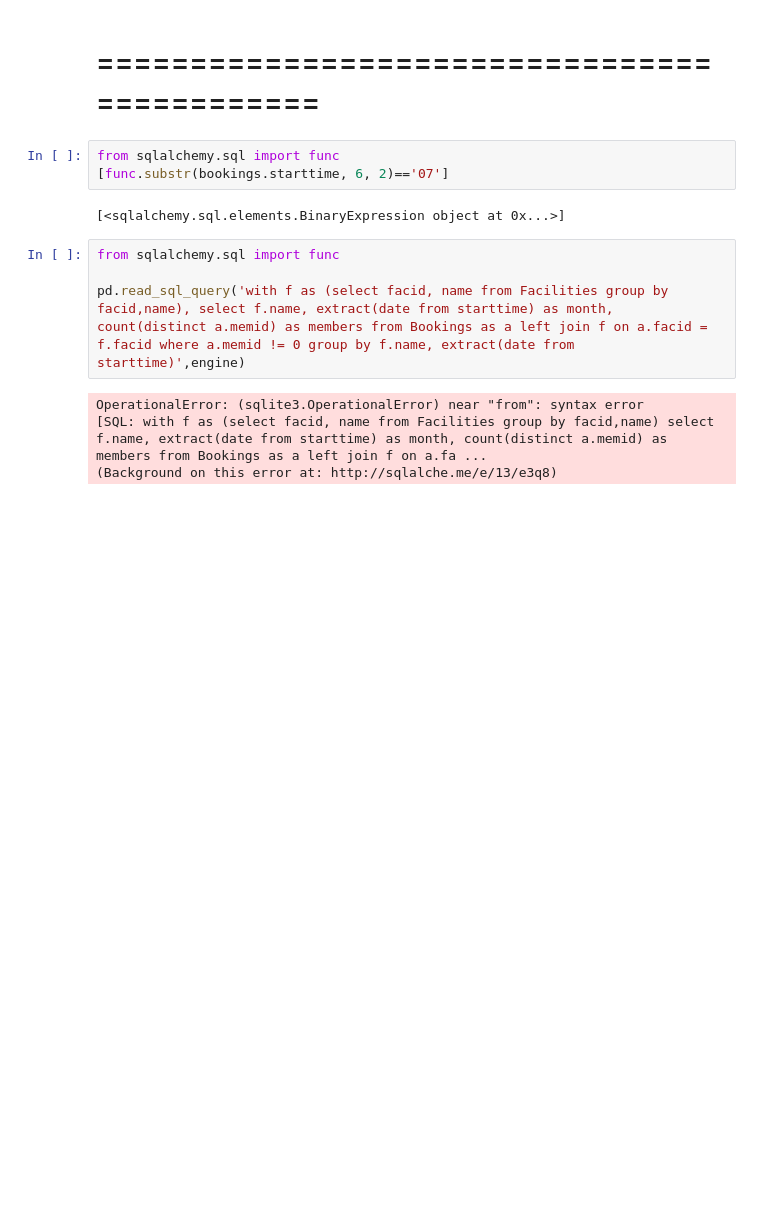
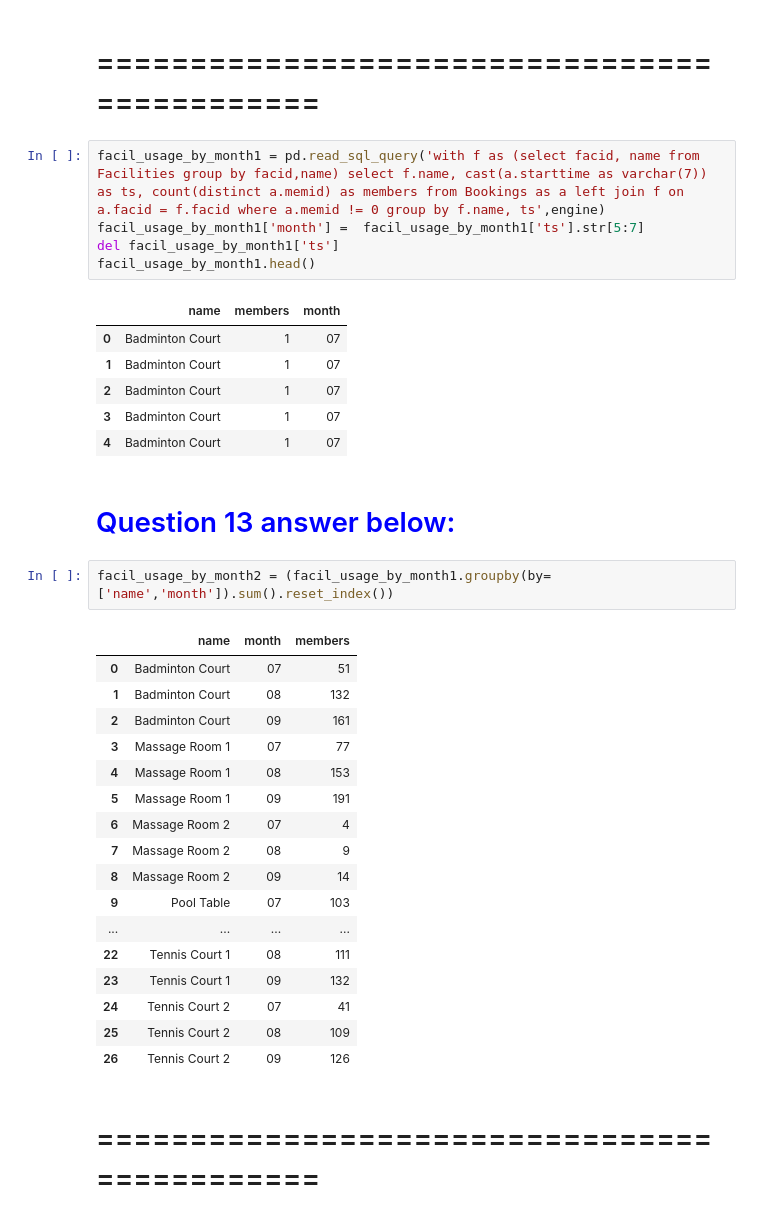
Before and after one commit to ellerybledsoe/Springboard, a Jupyter notebook: SQL_Case Study_Country Club.ipynb, the cells around one changed output. Cells and saved outputs as stored; diff of their text form; blank space fills up the shorter version.

```diff
--- a/SQL_Case Study_Country Club.ipynb
+++ b/SQL_Case Study_Country Club.ipynb
@@ -150,16 +143,40 @@ facil_usage_by_members
 # %% [markdown]
 =============================================
 =============================================
-# %%
-from sqlalchemy.sql import func
-[func.substr(bookings.starttime, 6, 2)=='07']
-# %% [output]
-[<sqlalchemy.sql.elements.BinaryExpression object at 0x...>]
 # %%
-from sqlalchemy.sql import func
-
-pd.read_sql_query('with f as (select facid, name from Facilities group by facid,name), select f.name, extract(date from starttime) as month, count(distinct a.memid) as members from Bookings as a left join f on a.facid = f.facid where a.memid != 0 group by f.name, extract(date from starttime)',engine)
+facil_usage_by_month1 = pd.read_sql_query('with f as (select facid, name from Facilities group by facid,name) select f.name, cast(a.starttime as varchar(7)) as ts, count(distinct a.memid) as members from Bookings as a left join f on a.facid = f.facid where a.memid != 0 group by f.name, ts',engine)
+facil_usage_by_month1['month'] =  facil_usage_by_month1['ts'].str[5:7]
+del facil_usage_by_month1['ts']
+facil_usage_by_month1.head()
 # %% [output]
-OperationalError: (sqlite3.OperationalError) near "from": syntax error
-[SQL: with f as (select facid, name from Facilities group by facid,name) select f.name, extract(date from starttime) as month, count(distinct a.memid) as members from Bookings as a left join f on a.fa ...
-(Background on this error at: http://sqlalche.me/e/13/e3q8)
+|  | name | members | month |
+| 0 | Badminton Court | 1 | 07 |
+| 1 | Badminton Court | 1 | 07 |
+| 2 | Badminton Court | 1 | 07 |
+| 3 | Badminton Court | 1 | 07 |
+| 4 | Badminton Court | 1 | 07 |
+# %% [markdown]
+# <font color = 'blue'> Question 13 answer below:</font>
+# %%
+facil_usage_by_month2 = (facil_usage_by_month1.groupby(by=['name','month']).sum().reset_index())
+# %% [output]
+|  | name | month | members |
+| 0 | Badminton Court | 07 | 51 |
+| 1 | Badminton Court | 08 | 132 |
+| 2 | Badminton Court | 09 | 161 |
+| 3 | Massage Room 1 | 07 | 77 |
+| 4 | Massage Room 1 | 08 | 153 |
+| 5 | Massage Room 1 | 09 | 191 |
+| 6 | Massage Room 2 | 07 | 4 |
+| 7 | Massage Room 2 | 08 | 9 |
+| 8 | Massage Room 2 | 09 | 14 |
+| 9 | Pool Table | 07 | 103 |
+| ... | ... | ... | ... |
+| 22 | Tennis Court 1 | 08 | 111 |
+| 23 | Tennis Court 1 | 09 | 132 |
+| 24 | Tennis Court 2 | 07 | 41 |
+| 25 | Tennis Court 2 | 08 | 109 |
+| 26 | Tennis Court 2 | 09 | 126 |
+# %% [markdown]
+=============================================
+=============================================
```
Also changed, not shown: parts of 2 cells of this notebook.
